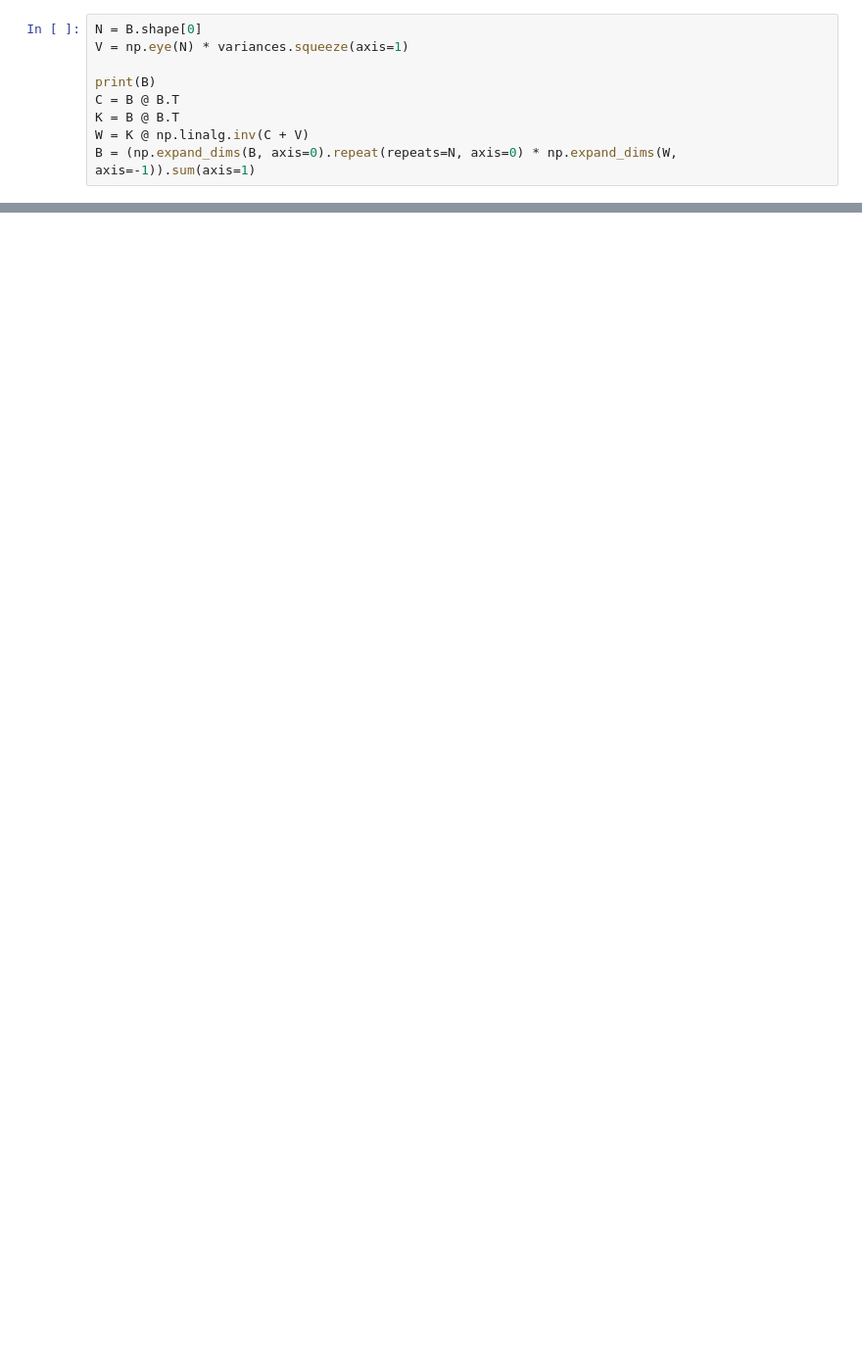
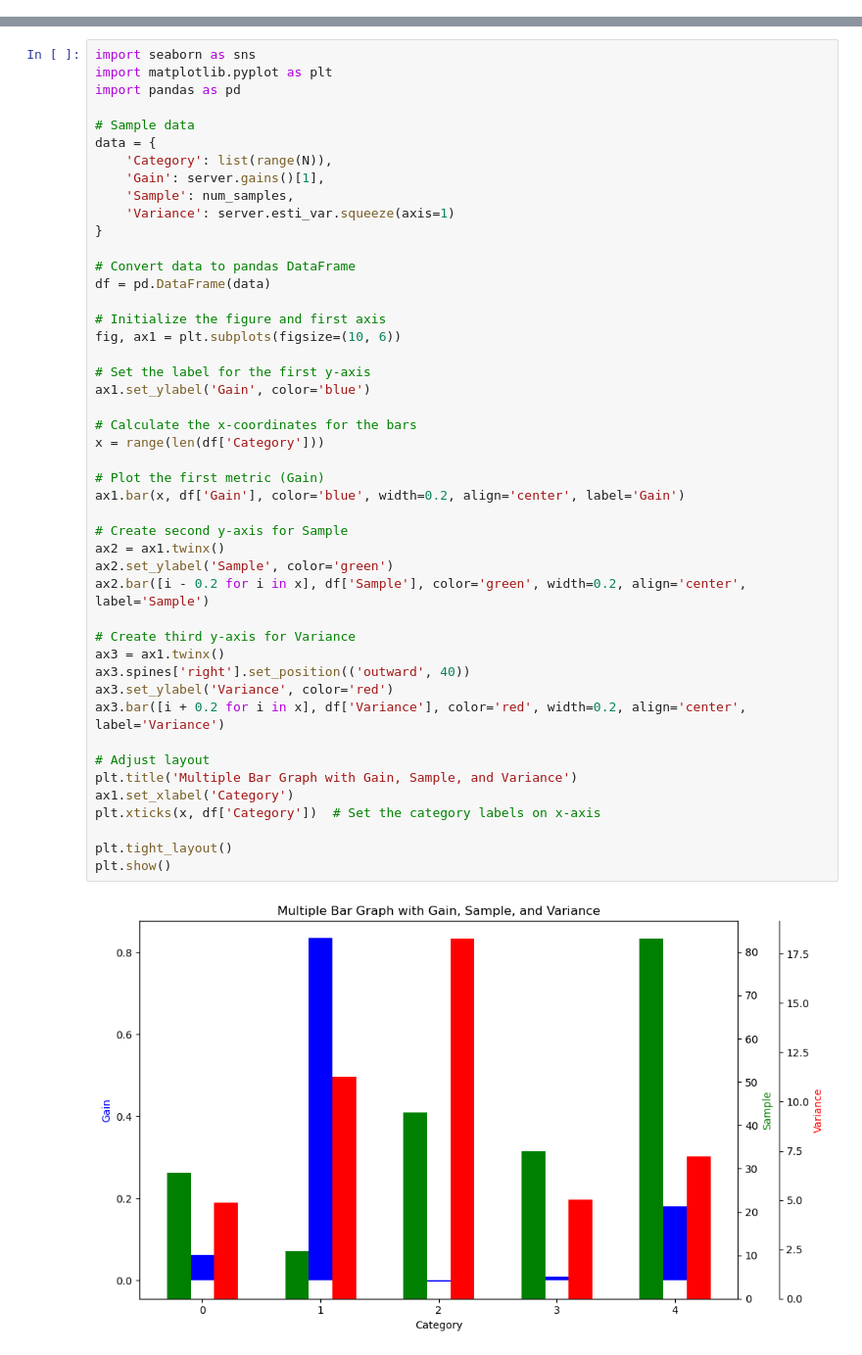
Before and after one commit to TheImpressiveDonut/Incentivization-Collab-Linear, a Jupyter notebook: main.ipynb, the cells around one changed output, grey strips where cells are left out. Shown at 98% size. Saved outputs shown, nothing was run; the diff lists cells and outputs as text; blank space fills up the shorter version.

```diff
--- a/main.ipynb
+++ b/main.ipynb
@@ -64,9 +22,0 @@ local_estimations, mus
-# %%
-N = B.shape[0]
-V = np.eye(N) * variances.squeeze(axis=1)
-
-print(B)
-C = B @ B.T
-K = B @ B.T
-W = K @ np.linalg.inv(C + V)
-B = (np.expand_dims(B, axis=0).repeat(repeats=N, axis=0) * np.expand_dims(W, axis=-1)).sum(axis=1)
@@ -103,0 +47,48 @@ clients[0].mse(clients[0].local_estimate())
+# %%
+import seaborn as sns
+import matplotlib.pyplot as plt
+import pandas as pd
+
+# Sample data
+data = {
+    'Category': list(range(N)),
+    'Gain': server.gains()[1],
+    'Sample': num_samples,
+    'Variance': server.esti_var.squeeze(axis=1)
+}
+
+# Convert data to pandas DataFrame
+df = pd.DataFrame(data)
+
+# Initialize the figure and first axis
+fig, ax1 = plt.subplots(figsize=(10, 6))
+
+# Set the label for the first y-axis
+ax1.set_ylabel('Gain', color='blue')
+
+# Calculate the x-coordinates for the bars
+x = range(len(df['Category']))
+
+# Plot the first metric (Gain)
+ax1.bar(x, df['Gain'], color='blue', width=0.2, align='center', label='Gain')
+
+# Create second y-axis for Sample
+ax2 = ax1.twinx()
+ax2.set_ylabel('Sample', color='green')
+ax2.bar([i - 0.2 for i in x], df['Sample'], color='green', width=0.2, align='center', label='Sample')
+
+# Create third y-axis for Variance
+ax3 = ax1.twinx()
+ax3.spines['right'].set_position(('outward', 40))
+ax3.set_ylabel('Variance', color='red')
+ax3.bar([i + 0.2 for i in x], df['Variance'], color='red', width=0.2, align='center', label='Variance')
+
+# Adjust layout
+plt.title('Multiple Bar Graph with Gain, Sample, and Variance')
+ax1.set_xlabel('Category')
+plt.xticks(x, df['Category'])  # Set the category labels on x-axis
+
+plt.tight_layout()
+plt.show()
+# %% [output]
+[figure, added]
```
Also changed, not shown: parts of 14 cells of this notebook, 17 other files.
